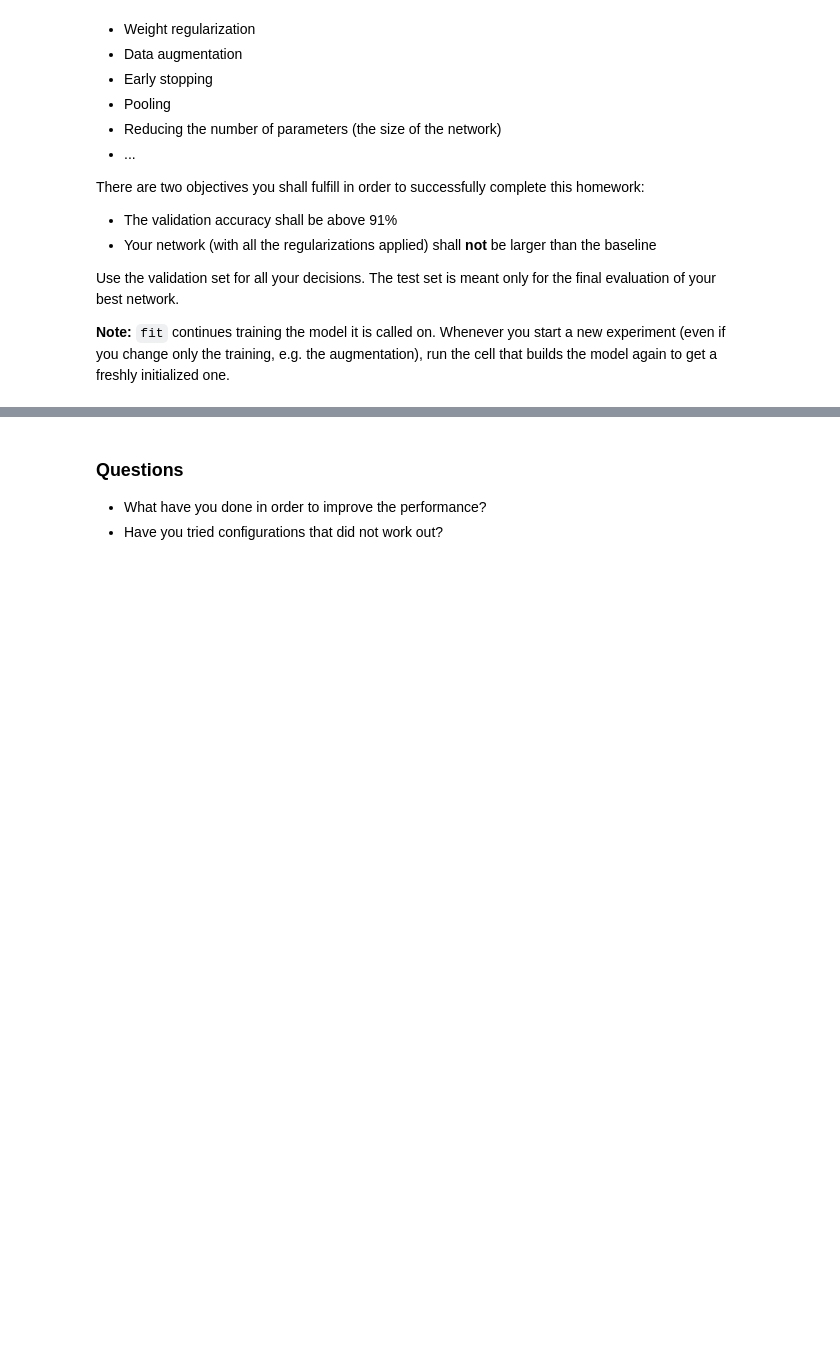
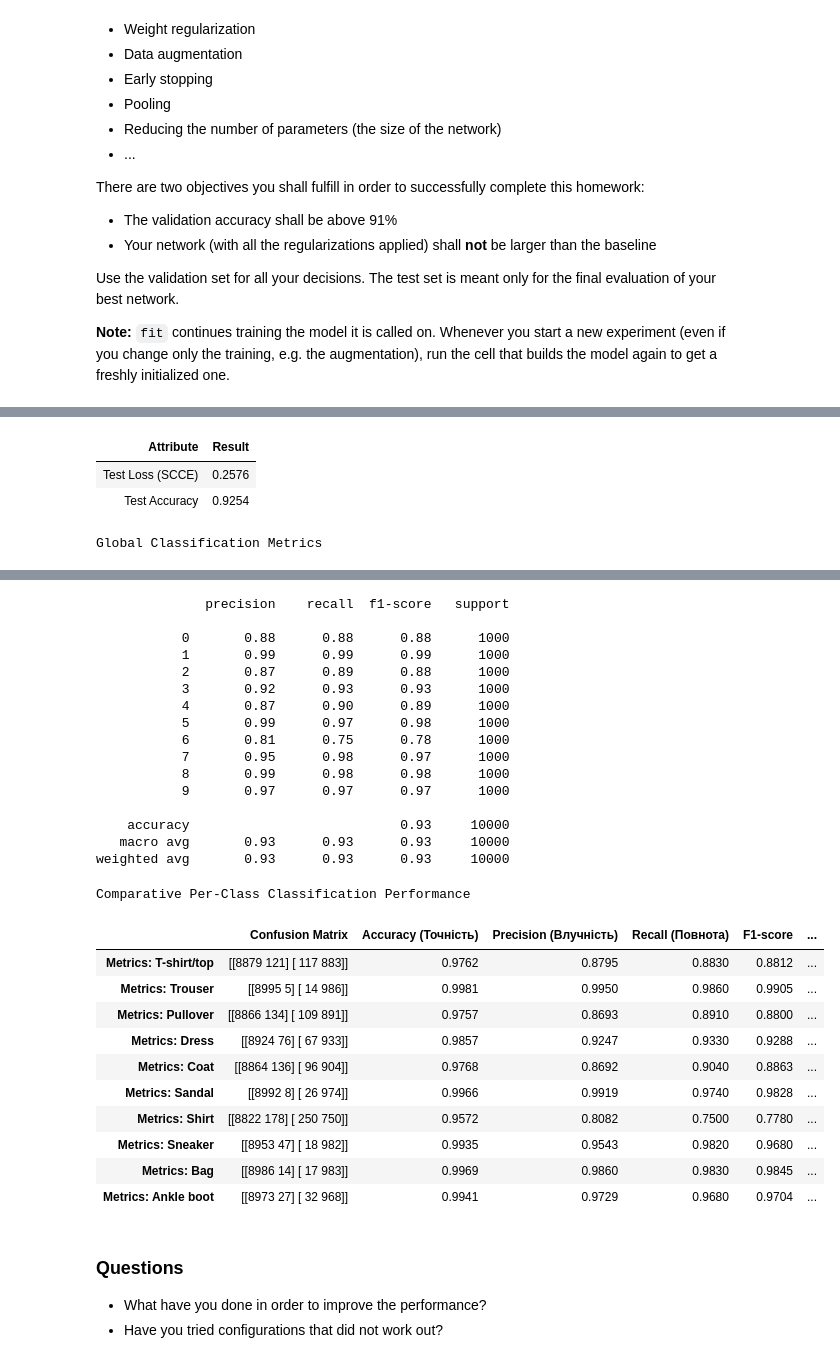
Before and after one commit to BogdanPinchuk/ComputerVision-PBY_HW15, a Jupyter notebook: Bohdan_Pinchuk_CV_HW15.ipynb, the cells around one changed output, grey strips where cells are left out. Cells and saved outputs as stored; diff of their text form; code cells hidden in the pictures; blank space fills up the shorter version.

```diff
--- a/Bohdan_Pinchuk_CV_HW15.ipynb
+++ b/Bohdan_Pinchuk_CV_HW15.ipynb
@@ -703,0 +904,48 @@ model.summary()
+# %%
+# Evaluation: modified
+
+import importlib
+import numpy as np
+import apps.main as mn
+import apps.reporter as rpt
+from apps.reporter import Reporter
+
+importlib.reload(mn)
+importlib.reload(rpt)
+
+# Input data
+eval_x = x_test_n_sc
+eval_y = y_test
+
+# Solution
+# Check the overall stats
+ev_loss, ev_accuracy = model_modified.evaluate(eval_x, eval_y, verbose=0)
+
+rp = rpt.Reporter()
+rp.tolerance = 4
+rp.add_item("Test Loss (SCCE)", rp.format_value(ev_loss))
+rp.add_item("Test Accuracy", rp.format_value(ev_accuracy))
+
+# Compute the labels and the predictions as sparse values
+y_pred_probs = model_modified.predict(eval_x, verbose=0, callbacks=[mn.TqdmProgressCallback()])
+y_probs = np.max(y_pred_probs, axis=1)
+y_pred = np.argmax(y_pred_probs, axis=1)
+y_true = eval_y
+
+# Compute and print the accuracy for each class
+classes_comparison = []
+for class_id, class_name in classes.items():
+    y_true_binary = (y_true == class_id).astype(int)
+    y_pred_binary = (y_pred == class_id).astype(int)
+    y_prob_binary = y_pred_probs[:, class_id]
+    # form unique report
+    classes_comparison.append((f"Metrics: {class_name}",
+                               mn.calc_class_metrics(y_true_binary, y_pred_binary, y_prob_binary,
+                                                     is_print=False, is_charts=False)))
+
+# Print results
+rp.print_pd_report("Modified CNN Performance Summary")
+_ = mn.calc_class_metrics(y_true, y_pred, caption="Global Classification Metrics")
+
+Reporter.print_concat_pd_reports(classes_comparison, "Comparative Per-Class Classification Performance")
+# %% [output]
@@ -703,0 +953,4 @@ model.summary()
+| Attribute | Result |
+| Test Loss (SCCE) | 0.2576 |
+| Test Accuracy | 0.9254 |
+Global Classification Metrics
@@ -704,3 +962,31 @@ model.summary()
+              precision    recall  f1-score   support
+
+           0       0.88      0.88      0.88      1000
+           1       0.99      0.99      0.99      1000
+           2       0.87      0.89      0.88      1000
+           3       0.92      0.93      0.93      1000
+           4       0.87      0.90      0.89      1000
+           5       0.99      0.97      0.98      1000
+           6       0.81      0.75      0.78      1000
+           7       0.95      0.98      0.97      1000
+           8       0.99      0.98      0.98      1000
+           9       0.97      0.97      0.97      1000
+
+    accuracy                           0.93     10000
+   macro avg       0.93      0.93      0.93     10000
+weighted avg       0.93      0.93      0.93     10000
+Comparative Per-Class Classification Performance
+|  | Confusion Matrix | Accuracy (Точність) | Precision (Влучність) | Recall (Повнота) | F1-score | ... |
+| Metrics: T-shirt/top | [[8879 121] [ 117 883]] | 0.9762 | 0.8795 | 0.8830 | 0.8812 | ... |
+| Metrics: Trouser | [[8995 5] [ 14 986]] | 0.9981 | 0.9950 | 0.9860 | 0.9905 | ... |
+| Metrics: Pullover | [[8866 134] [ 109 891]] | 0.9757 | 0.8693 | 0.8910 | 0.8800 | ... |
+| Metrics: Dress | [[8924 76] [ 67 933]] | 0.9857 | 0.9247 | 0.9330 | 0.9288 | ... |
+| Metrics: Coat | [[8864 136] [ 96 904]] | 0.9768 | 0.8692 | 0.9040 | 0.8863 | ... |
+| Metrics: Sandal | [[8992 8] [ 26 974]] | 0.9966 | 0.9919 | 0.9740 | 0.9828 | ... |
+| Metrics: Shirt | [[8822 178] [ 250 750]] | 0.9572 | 0.8082 | 0.7500 | 0.7780 | ... |
+| Metrics: Sneaker | [[8953 47] [ 18 982]] | 0.9935 | 0.9543 | 0.9820 | 0.9680 | ... |
+| Metrics: Bag | [[8986 14] [ 17 983]] | 0.9969 | 0.9860 | 0.9830 | 0.9845 | ... |
+| Metrics: Ankle boot | [[8973 27] [ 32 968]] | 0.9941 | 0.9729 | 0.9680 | 0.9704 | ... |
 # %% [markdown]
 ### Questions
 
```
Also changed, not shown: parts of 8 cells of this notebook, 2 other files.
